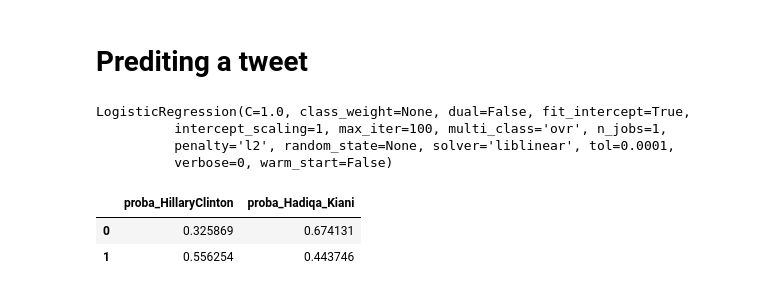
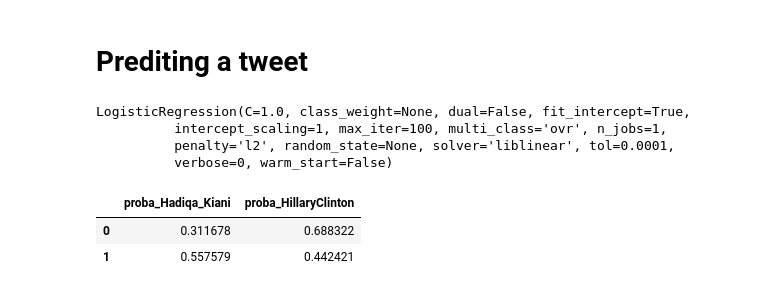
Before and after one commit to manmeet-gill/Twitter_who_posted, a Jupyter notebook: app.ipynb, the cells around one changed output. Cells and saved outputs as stored; diff of their text form; code cells hidden in the pictures.

```diff
--- a/app.ipynb
+++ b/app.ipynb
@@ -367,22 +363,23 @@ LogisticRegression(C=1.0, class_weight=None, dual=False, fit_intercept=True,
 
 #one random post from both first and second person
 source_test = [
-    "Today Hillary at noon: Speak out and fight back to protest the wave of recent abortion bans. Find an event near you /url",
-    "@tanfrance thanks and love you for being you! you’re a source of positivity and you represent the diversity people need to see"
+    "Today hillary at noon: speak out and fight back to protest the wave of recent abortion bans. Find an event near you /url",
+    " thanks and love you for being you! you’re a source of positivity and you represent the diversity people need to see"
 ]
 # %%
 ###
 # NOTE:  Do not re-initialize the tfidf vectorizor or the feature space will be overwritten and
 # your transform will not match the number of features you trained your model on.
 #
 # This is why you only need to "transform" since you already "fit" previously
 #
 ####
-
+first_p_prob = str("proba_"+first_person)
+second_p_prob = str("proba_"+second_person)
 Xtest = tfv.transform(source_test)
 pd.DataFrame(estimator.predict_proba(Xtest),
-             columns=[str("proba_"+first_person), str("proba_"+second_person)])
+             columns=[seccond_p_prob, first_p_prob])
 # %% [output]
-|  | proba_HillaryClinton | proba_Hadiqa_Kiani |
-| 0 | 0.325869 | 0.674131 |
-| 1 | 0.556254 | 0.443746 |
+|  | proba_Hadiqa_Kiani | proba_HillaryClinton |
+| 0 | 0.311678 | 0.688322 |
+| 1 | 0.557579 | 0.442421 |
```
Also changed, not shown: parts of 24 cells of this notebook.
